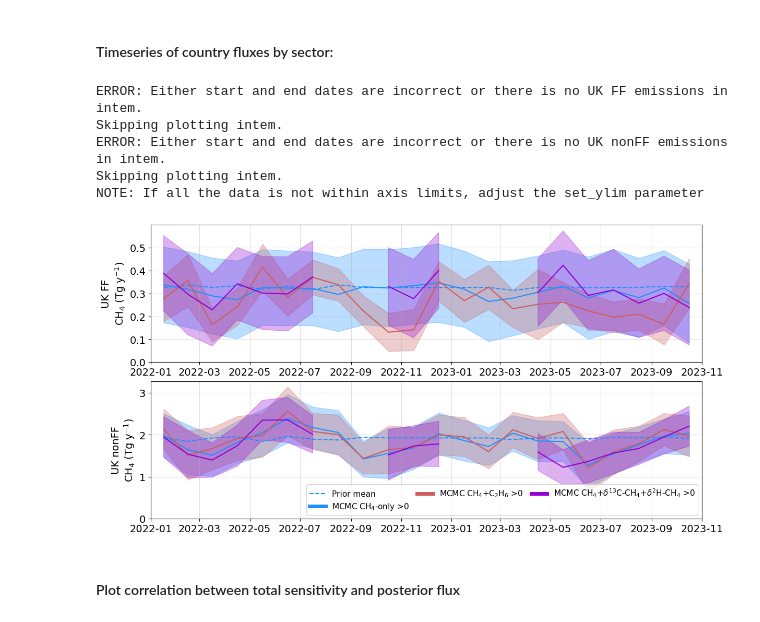
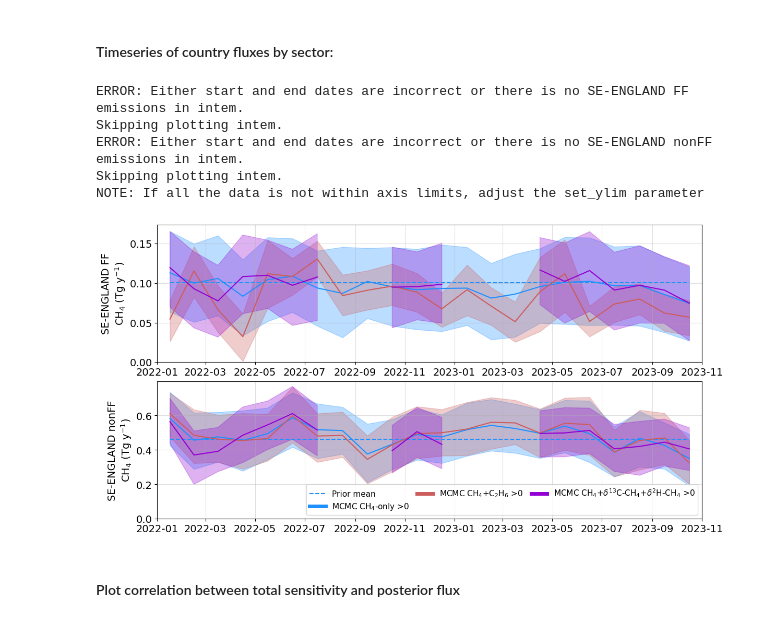
Before and after one commit to openghg/fluxie, a Jupyter notebook: PARIS_inversion_results.ipynb, the cells around one changed output. Saved outputs shown, nothing was run; the diff lists cells and outputs as text; code cells hidden in the pictures.

```diff
--- a/PARIS_inversion_results.ipynb
+++ b/PARIS_inversion_results.ipynb
@@ -208,34 +208,34 @@ fig.savefig(output_path,bbox_inches='tight',pad_inches=0.2,dpi=300)
 # %%
 ###################################
 ### edit variables in this block
-plot_region = 'UK' #'SE-ENGLAND' #only 1 region
+plot_region = 'SE-ENGLAND' #'SE-ENGLAND' #only 1 region
 sectors = ['FF','nonFF']
 plot_inventory = True
 inventory_years = None #If None, plots most recent. Or can choose list of years: ['2022','2023']
 fix_y_axes = False #[[0,0.18],[0,1.05]] #if True: all y axis limits are the same, if False: each y axis is relative to the data
                      #if a list of floats (e.g. [0,0.1]) applies these limit to all axes
 add_prior_unc = False #if True: plots prior uncertainty as shaded area
 set_global_leg = True #If True, plots one single legend instead of one legend per subplot.
 country_codes_as_titles = False #If True, lists 3-letter country codes under region names in subplot titles
 plot_separate = True #If True, includes all model results as separate lines
 plot_combined = False #If True, combined results, averagefrom all models
 plot_separate_by_year = False #If True, plot average flux over each year
 period_override = None #use to override standard inversion periods, must be a list the same length as models, e.g. ['monthly','yearly']
 ###################################
 
 fig = func.plot_country_flux_sectors(ds_all_flux_scaled,species,sectors,plot_region,model_labels,
                              model_colors,
                              plot_inventory,inventory_years,data_dir,fix_y_axes,
                              add_prior_unc,set_global_leg,country_codes_as_titles=country_codes_as_titles,
                              plot_separate=plot_separate,plot_combined=plot_combined,
                              plot_separate_by_year=plot_separate_by_year,period_override=period_override)
 # %% [output]
-ERROR: Either start and end dates are incorrect or there is no UK FF emissions in intem.
+ERROR: Either start and end dates are incorrect or there is no SE-ENGLAND FF emissions in intem.
 Skipping plotting intem.
-ERROR: Either start and end dates are incorrect or there is no UK nonFF emissions in intem.
+ERROR: Either start and end dates are incorrect or there is no SE-ENGLAND nonFF emissions in intem.
 Skipping plotting intem.
 NOTE: If all the data is not within axis limits, adjust the set_ylim parameter
-[figure, old version]
+[figure, new version]
 # %%
 output_path = '/home/h02/aramsden/results/multi_gas_MCMC/real_data_results/sector_flux_gaussian_no_min_c2h6_ch4.png'
 
```
Also changed, not shown: parts of 3 cells of this notebook.
